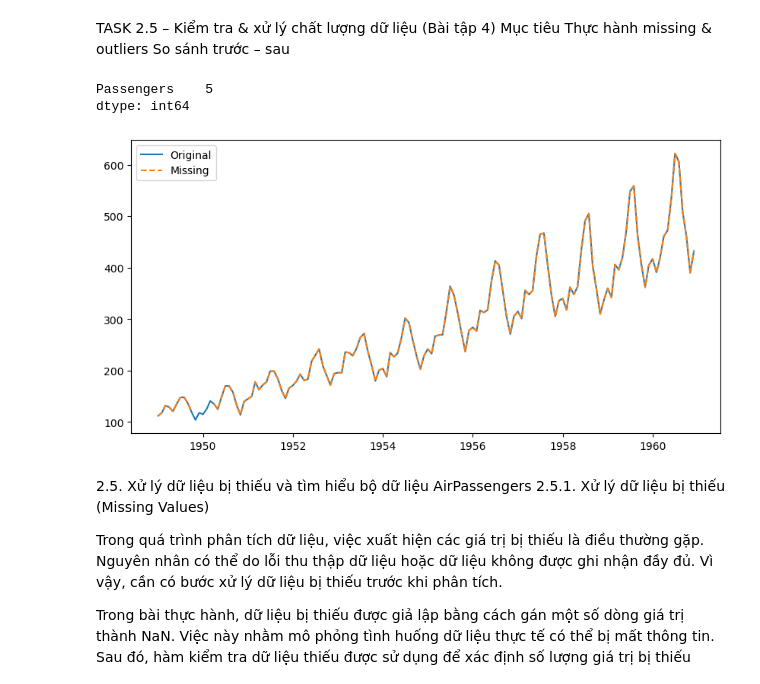
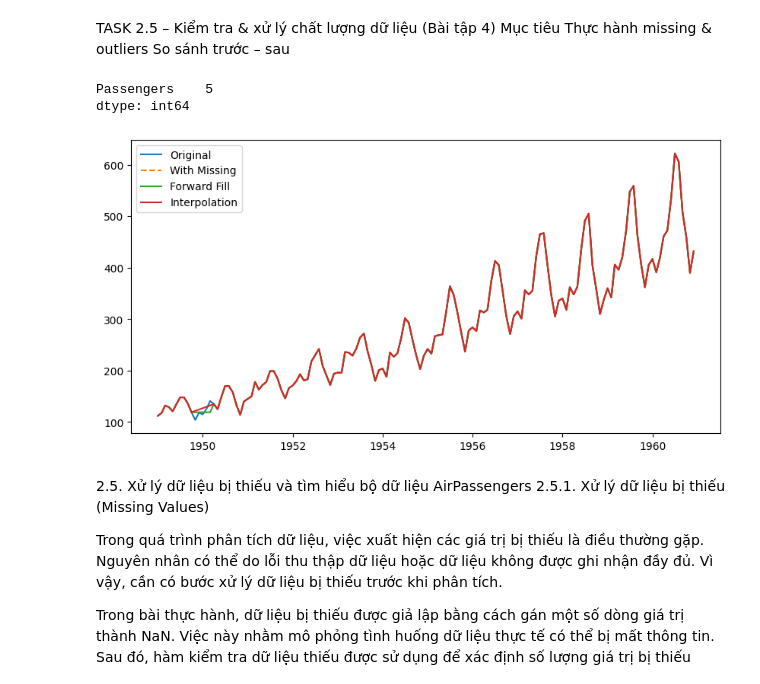
Before and after one commit to ThienNam13/Time-Series-Data-Analysis-and-Forecasting, a Jupyter notebook: Chapter2.ipynb, the cells around one changed output. Cells and saved outputs as stored; diff of their text form; code cells hidden in the pictures.

```diff
--- a/Chapter2.ipynb
+++ b/Chapter2.ipynb
@@ -215,27 +215,29 @@ So sánh trước – sau
 # %%
 df_missing = df.copy()
 
 # Giả lập missing
 df_missing.iloc[10:15] = np.nan
 
 print(df_missing.isna().sum())
 
 # Forward fill
 df_ffill = df_missing.fillna(method="ffill")
 
 # Interpolation
 df_interp = df_missing.interpolate()
 
 # Plot so sánh
 plt.figure()
 plt.plot(df, label="Original")
-plt.plot(df_missing, label="Missing", linestyle="--")
+plt.plot(df_missing, label="With Missing", linestyle="--")
+plt.plot(df_ffill, label="Forward Fill")
+plt.plot(df_interp, label="Interpolation")
 plt.legend()
 plt.show()
 # %% [output]
 Passengers    5
 dtype: int64
-[figure, old version]
+[figure, new version]
 # %% [markdown]
 2.5. Xử lý dữ liệu bị thiếu và tìm hiểu bộ dữ liệu AirPassengers
 2.5.1. Xử lý dữ liệu bị thiếu (Missing Values)
```
Also changed, not shown: parts of 3 cells of this notebook.
